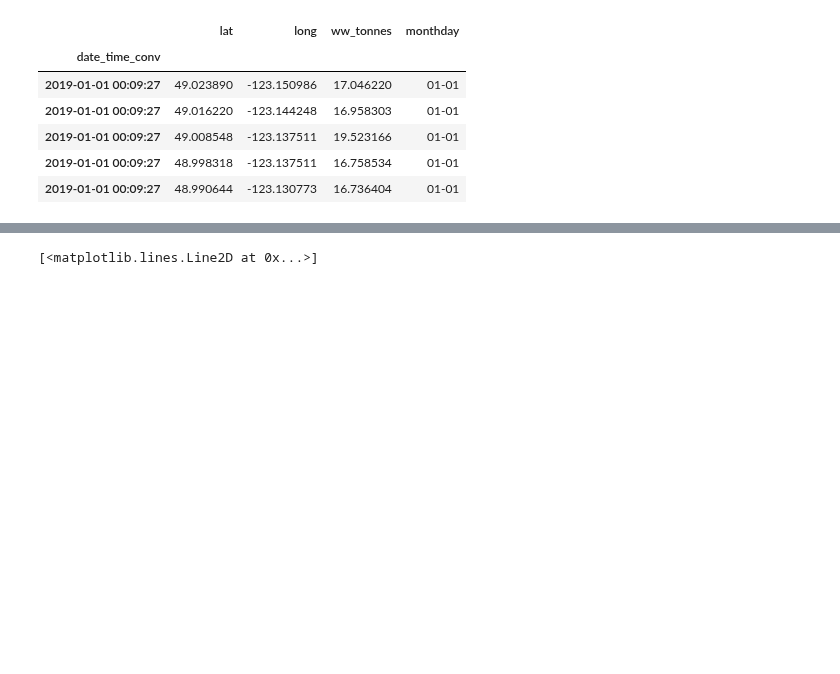
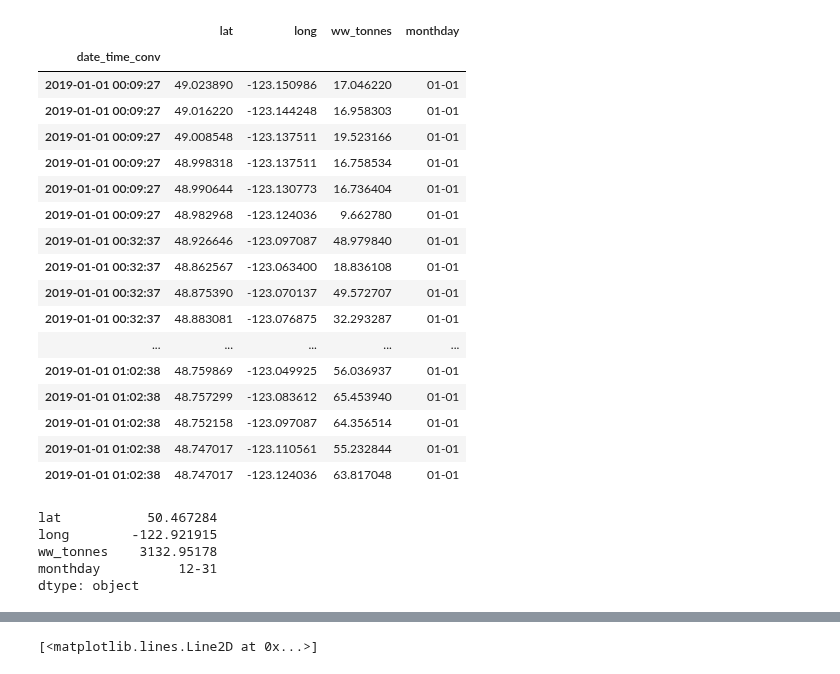
Before and after one commit to SalishSeaCast/analysis-cassidy, a Jupyter notebook: notebooks/dfo-cd/scrubber_data_wrangle.ipynb, the cells around one changed output, grey strips where cells are left out. Drawn from its saved outputs; the diff is of its cells as text; code cells hidden in the pictures; blank space fills up the shorter version.

```diff
--- a/notebooks/dfo-cd/scrubber_data_wrangle.ipynb
+++ b/notebooks/dfo-cd/scrubber_data_wrangle.ipynb
@@ -16,12 +17,31 @@ data_sorted = data_csv.sort_values(by='date_time_conv')
 data_sorted = data_sorted[['date_time_conv', 'lat', 'long', 'ww_tonnes']].set_index('date_time_conv')
 data_sorted['monthday'] = data_sorted.index.strftime('%m-%d')
 # %%
-data_sorted.head()
+data_sorted.head(40)
 # %% [output]
 |  | lat | long | ww_tonnes | monthday |
 | date_time_conv |  |  |  |  |
 | 2019-01-01 00:09:27 | 49.023890 | -123.150986 | 17.046220 | 01-01 |
 | 2019-01-01 00:09:27 | 49.016220 | -123.144248 | 16.958303 | 01-01 |
 | 2019-01-01 00:09:27 | 49.008548 | -123.137511 | 19.523166 | 01-01 |
 | 2019-01-01 00:09:27 | 48.998318 | -123.137511 | 16.758534 | 01-01 |
 | 2019-01-01 00:09:27 | 48.990644 | -123.130773 | 16.736404 | 01-01 |
+| 2019-01-01 00:09:27 | 48.982968 | -123.124036 | 9.662780 | 01-01 |
+| 2019-01-01 00:32:37 | 48.926646 | -123.097087 | 48.979840 | 01-01 |
+| 2019-01-01 00:32:37 | 48.862567 | -123.063400 | 18.836108 | 01-01 |
+| 2019-01-01 00:32:37 | 48.875390 | -123.070137 | 49.572707 | 01-01 |
+| 2019-01-01 00:32:37 | 48.883081 | -123.076875 | 32.293287 | 01-01 |
+| ... | ... | ... | ... | ... |
+| 2019-01-01 01:02:38 | 48.759869 | -123.049925 | 56.036937 | 01-01 |
+| 2019-01-01 01:02:38 | 48.757299 | -123.083612 | 65.453940 | 01-01 |
+| 2019-01-01 01:02:38 | 48.752158 | -123.097087 | 64.356514 | 01-01 |
+| 2019-01-01 01:02:38 | 48.747017 | -123.110561 | 55.232844 | 01-01 |
+| 2019-01-01 01:02:38 | 48.747017 | -123.124036 | 63.817048 | 01-01 |
+# %%
+data_sorted.max()
+# %% [output]
+lat           50.467284
+long        -122.921915
+ww_tonnes    3132.95178
+monthday          12-31
+dtype: object
```
Also changed, not shown: parts of 34 cells of this notebook, 1 other file.
